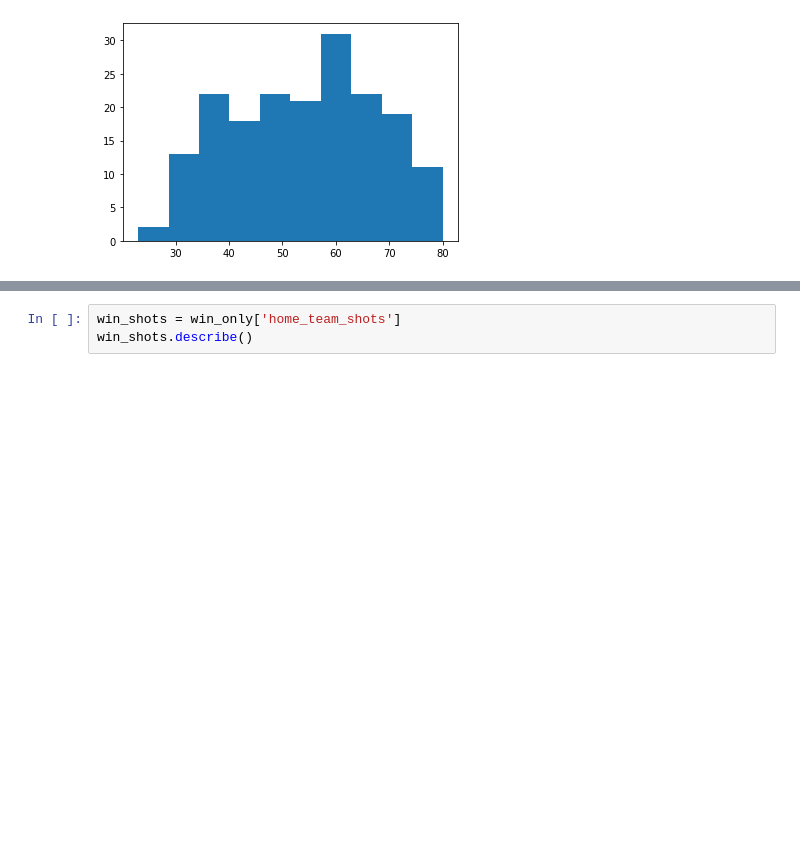
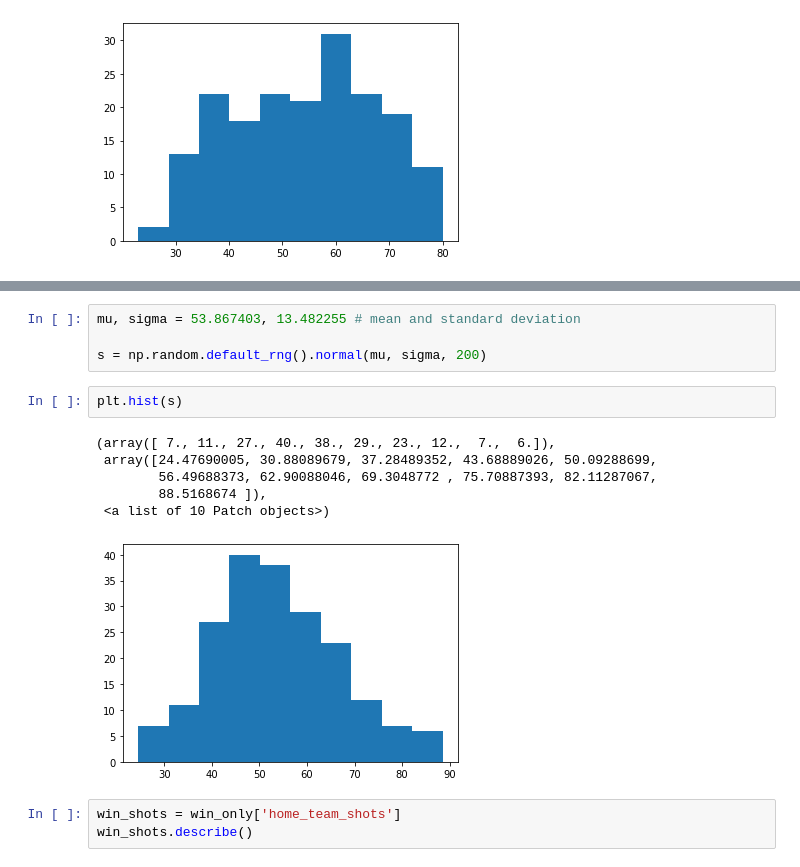
Before and after one commit to colm-o-caoimh/FootballSimulation, a Jupyter notebook: PDA_Project2020.ipynb, the cells around one changed output, grey strips where cells are left out. Saved outputs shown, nothing was run; the diff lists cells and outputs as text; blank space fills up the shorter version.

Commit message:
started simulation of data. Experimenting with distributions using numpy.random

```diff
--- a/PDA_Project2020.ipynb
+++ b/PDA_Project2020.ipynb
@@ -356,3 +427,16 @@ plt.hist(win_possession)
+# %%
+mu, sigma = 53.867403, 13.482255 # mean and standard deviation
+
+s = np.random.default_rng().normal(mu, sigma, 200)
+# %%
+plt.hist(s)
+# %% [output]
+(array([ 7., 11., 27., 40., 38., 29., 23., 12.,  7.,  6.]),
+ array([24.47690005, 30.88089679, 37.28489352, 43.68889026, 50.09288699,
+        56.49688373, 62.90088046, 69.3048772 , 75.70887393, 82.11287067,
+        88.5168674 ]),
+ <a list of 10 Patch objects>)
+[figure, added]
 # %%
 win_shots = win_only['home_team_shots']
 win_shots.describe()
```
Also changed, not shown: parts of 31 cells of this notebook.
